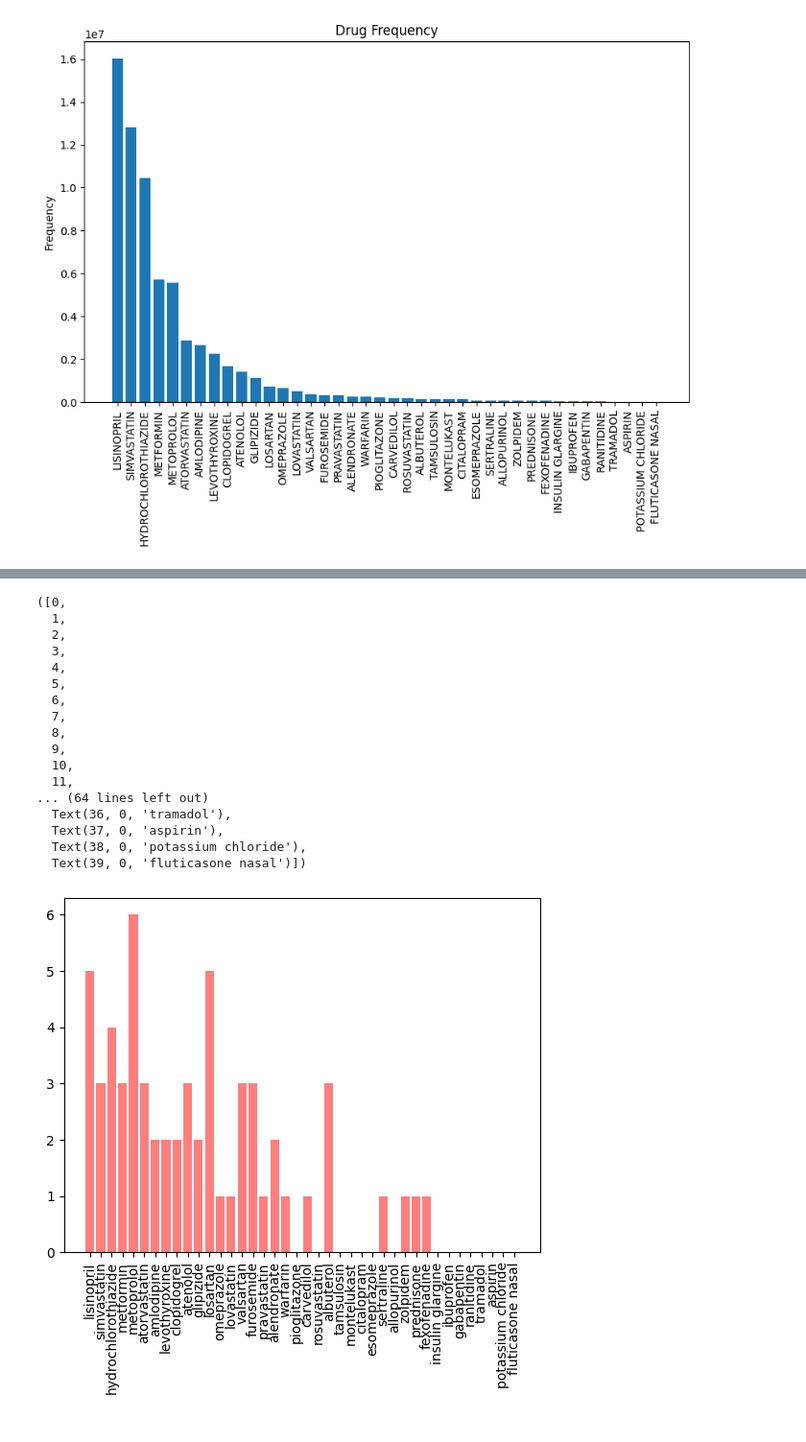
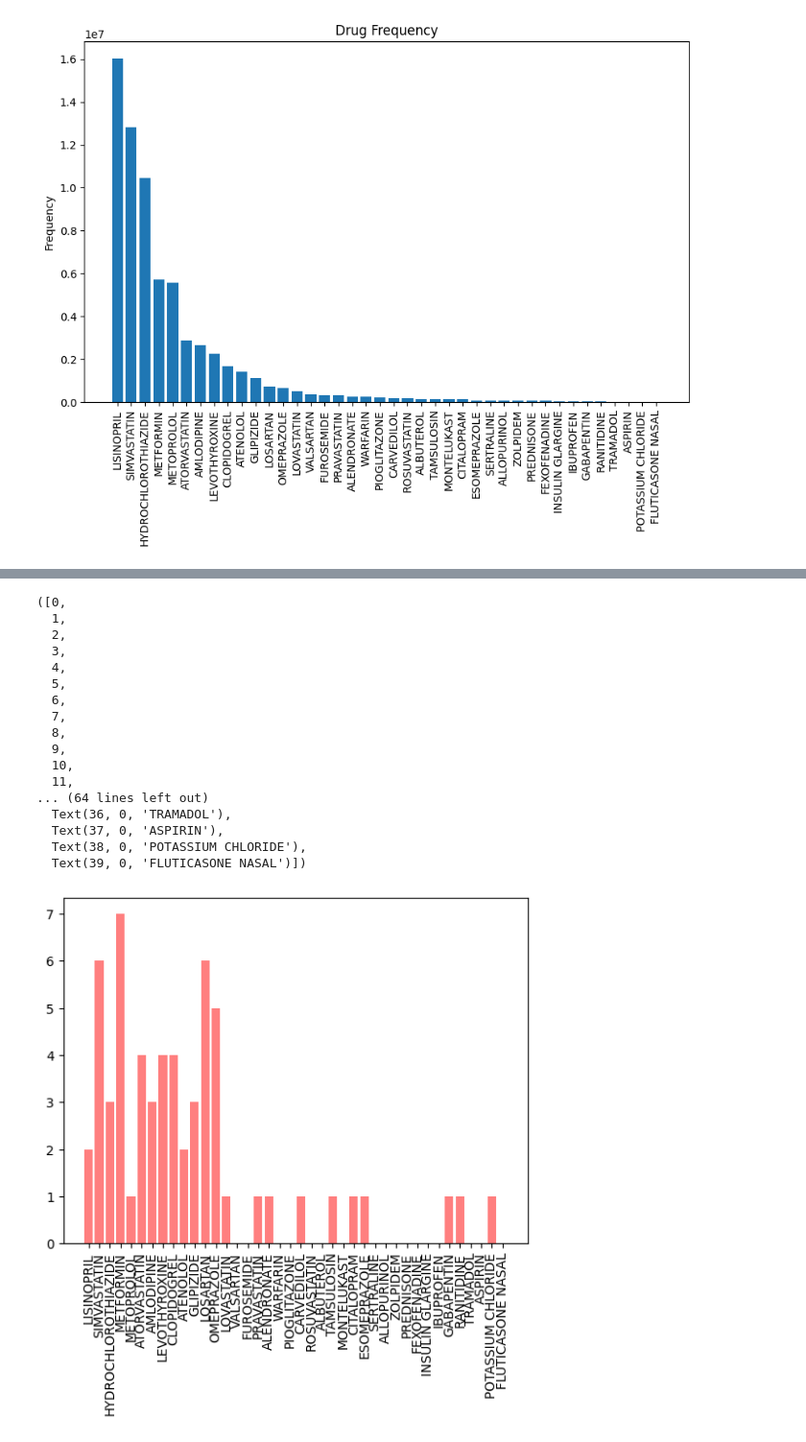
Before and after one commit to carishkaa/diplomka, a Jupyter notebook: 14_05_2024.ipynb, the cells around one changed output, grey strips where cells are left out. Shown at 96% size. Drawn from its saved outputs; the diff is of its cells as text; code cells hidden in the pictures.

```diff
--- a/14_05_2024.ipynb
+++ b/14_05_2024.ipynb
@@ -274,32 +231,32 @@ plt.plot(x, p, 'k', linewidth=2)
 # %%
 # generate 60 samples (from 0 to 40) from the fitted distribution
-samples = expon.
+samples = expon.rvs(*params, size=60)
 # from 0 to 40
 samples = [int(i) % 40 for i in samples]
 
 
 # add the samples to the barplot
 barplot_freq_of_drug_sorted_2 = np.zeros(40)
 for i in samples:
     barplot_freq_of_drug_sorted_2[i] += 1
 plt.bar(all_40_drugs_sorted, barplot_freq_of_drug_sorted_2, color='r', alpha=0.5)
 plt.xticks(rotation=90)
 # %% [output]
 ([0,
   1,
   2,
   3,
   4,
   5,
   6,
   7,
   8,
   9,
   10,
   11,
 ... (64 lines left out)
-  Text(36, 0, 'tramadol'),
-  Text(37, 0, 'aspirin'),
-  Text(38, 0, 'potassium chloride'),
-  Text(39, 0, 'fluticasone nasal')])
+  Text(36, 0, 'TRAMADOL'),
+  Text(37, 0, 'ASPIRIN'),
+  Text(38, 0, 'POTASSIUM CHLORIDE'),
+  Text(39, 0, 'FLUTICASONE NASAL')])
-[figure, old version]
+[figure, new version]
```
Also changed, not shown: parts of 14 cells of this notebook, 4 other files.
